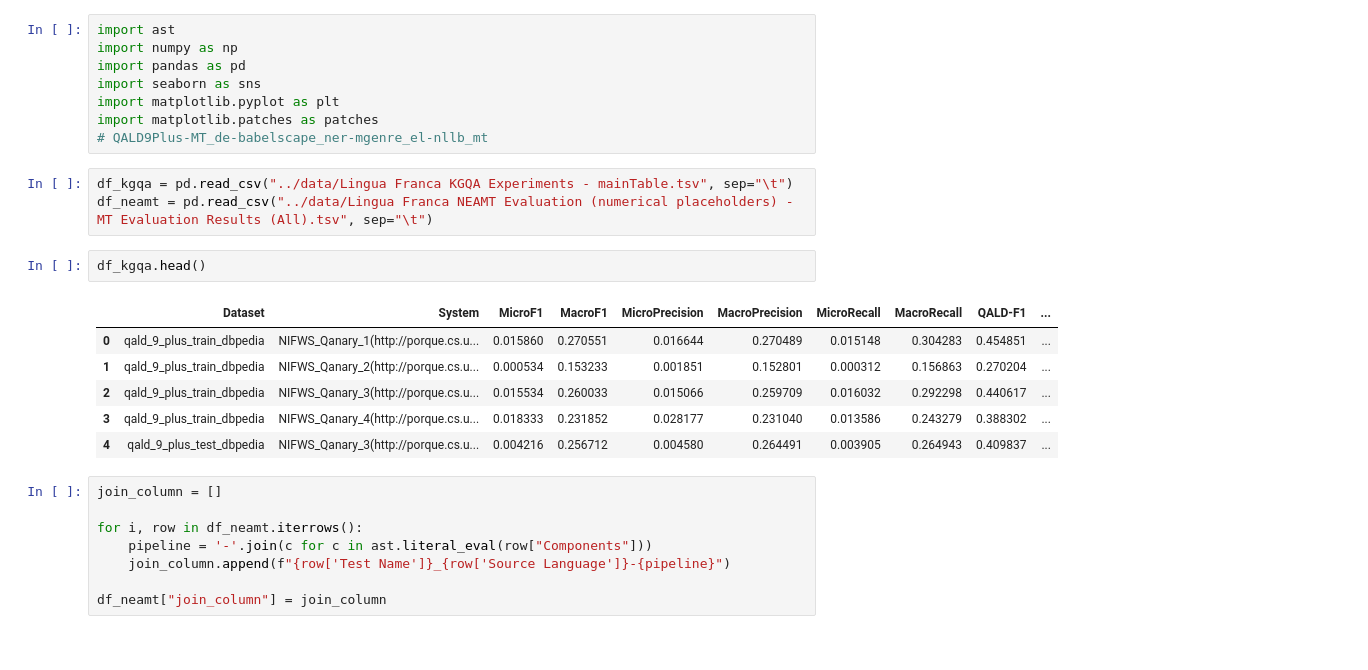
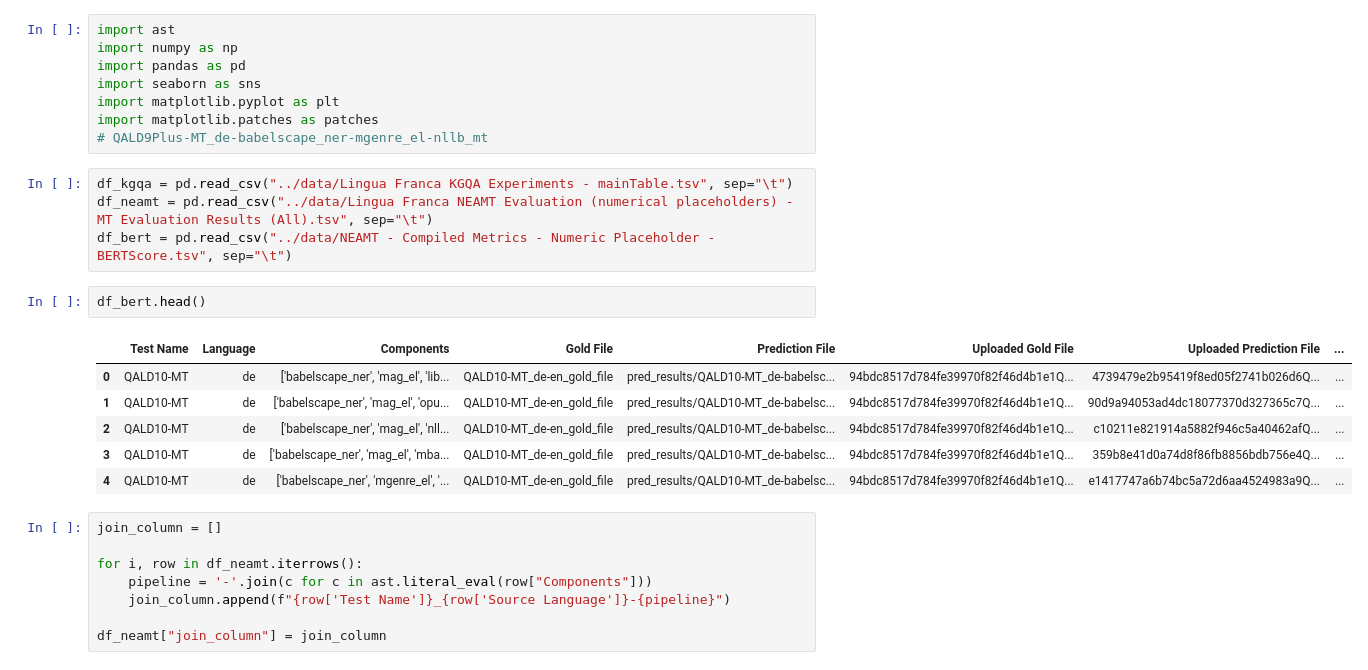
Before and after one commit to dice-group/LFQA, a Jupyter notebook: EDA/notebooks/mt-vs-kgqa-corellation.ipynb, the cells around one changed output. Cells and saved outputs as stored; diff of their text form.

```diff
--- a/EDA/notebooks/mt-vs-kgqa-corellation.ipynb
+++ b/EDA/notebooks/mt-vs-kgqa-corellation.ipynb
@@ -9,15 +9,16 @@ import matplotlib.patches as patches
 # %%
 df_kgqa = pd.read_csv("../data/Lingua Franca KGQA Experiments - mainTable.tsv", sep="\t")
 df_neamt = pd.read_csv("../data/Lingua Franca NEAMT Evaluation (numerical placeholders) - MT Evaluation Results (All).tsv", sep="\t")
+df_bert = pd.read_csv("../data/NEAMT - Compiled Metrics - Numeric Placeholder - BERTScore.tsv", sep="\t")
 # %%
-df_kgqa.head()
+df_bert.head()
 # %% [output]
-|  | Dataset | System | MicroF1 | MacroF1 | MicroPrecision | MacroPrecision | MicroRecall | MacroRecall | QALD-F1 | ... |
-| 0 | qald_9_plus_train_dbpedia | NIFWS_Qanary_1(http://porque.cs.u... | 0.015860 | 0.270551 | 0.016644 | 0.270489 | 0.015148 | 0.304283 | 0.454851 | ... |
-| 1 | qald_9_plus_train_dbpedia | NIFWS_Qanary_2(http://porque.cs.u... | 0.000534 | 0.153233 | 0.001851 | 0.152801 | 0.000312 | 0.156863 | 0.270204 | ... |
-| 2 | qald_9_plus_train_dbpedia | NIFWS_Qanary_3(http://porque.cs.u... | 0.015534 | 0.260033 | 0.015066 | 0.259709 | 0.016032 | 0.292298 | 0.440617 | ... |
-| 3 | qald_9_plus_train_dbpedia | NIFWS_Qanary_4(http://porque.cs.u... | 0.018333 | 0.231852 | 0.028177 | 0.231040 | 0.013586 | 0.243279 | 0.388302 | ... |
-| 4 | qald_9_plus_test_dbpedia | NIFWS_Qanary_3(http://porque.cs.u... | 0.004216 | 0.256712 | 0.004580 | 0.264491 | 0.003905 | 0.264943 | 0.409837 | ... |
+|  | Test Name | Language | Components | Gold File | Prediction File | Uploaded Gold File | Uploaded Prediction File | ... |
+| 0 | QALD10-MT | de | ['babelscape_ner', 'mag_el', 'lib... | QALD10-MT_de-en_gold_file | pred_results/QALD10-MT_de-babelsc... | 94bdc8517d784fe39970f82f46d4b1e1Q... | 4739479e2b95419f8ed05f2741b026d6Q... | ... |
+| 1 | QALD10-MT | de | ['babelscape_ner', 'mag_el', 'opu... | QALD10-MT_de-en_gold_file | pred_results/QALD10-MT_de-babelsc... | 94bdc8517d784fe39970f82f46d4b1e1Q... | 90d9a94053ad4dc18077370d327365c7Q... | ... |
+| 2 | QALD10-MT | de | ['babelscape_ner', 'mag_el', 'nll... | QALD10-MT_de-en_gold_file | pred_results/QALD10-MT_de-babelsc... | 94bdc8517d784fe39970f82f46d4b1e1Q... | c10211e821914a5882f946c5a40462afQ... | ... |
+| 3 | QALD10-MT | de | ['babelscape_ner', 'mag_el', 'mba... | QALD10-MT_de-en_gold_file | pred_results/QALD10-MT_de-babelsc... | 94bdc8517d784fe39970f82f46d4b1e1Q... | 359b8e41d0a74d8f86fb8856bdb756e4Q... | ... |
+| 4 | QALD10-MT | de | ['babelscape_ner', 'mgenre_el', '... | QALD10-MT_de-en_gold_file | pred_results/QALD10-MT_de-babelsc... | 94bdc8517d784fe39970f82f46d4b1e1Q... | e1417747a6b74bc5a72d6aa4524983a9Q... | ... |
 # %%
 join_column = []
 
```
Also changed, not shown: parts of 8 cells of this notebook, 3 other files.
